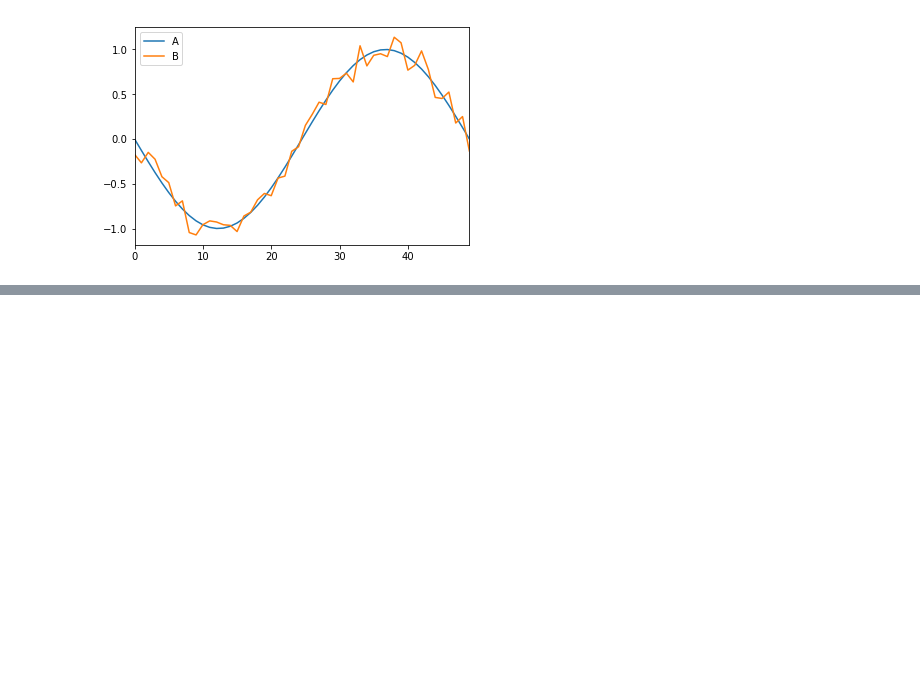
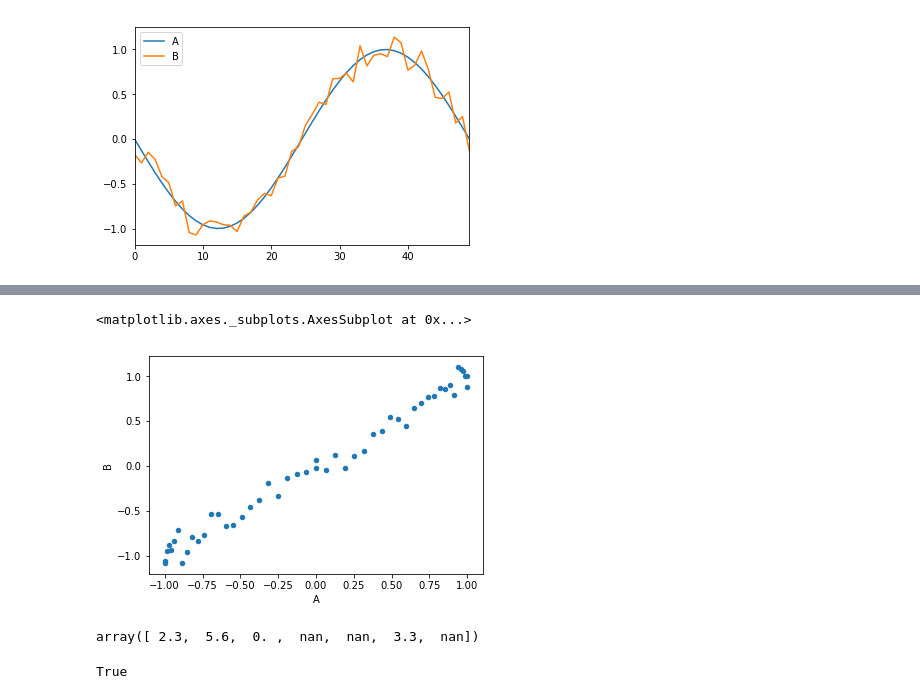
Before and after one commit to biosckon/python_notes, a Jupyter notebook: day3.ipynb, the cells around one changed output, grey strips where cells are left out. Drawn from its saved outputs; the diff is of its cells as text; code cells hidden in the pictures; blank space fills up the shorter version.

```diff
--- a/day3.ipynb
+++ b/day3.ipynb
@@ -693,0 +706,5 @@ df.plot()
+# %%
+df.plot(kind='scatter', x='A', y='B')
+# %% [output]
+<matplotlib.axes._subplots.AxesSubplot at 0x...>
+[figure, added]
@@ -693,0 +717,8 @@ df.plot()
+# %%
+a
+# %% [output]
+array([ 2.3,  5.6,  0. ,  nan,  nan,  3.3,  nan])
+# %%
+None == None
+# %% [output]
+True
```
Also changed, not shown: parts of 23 cells of this notebook.
